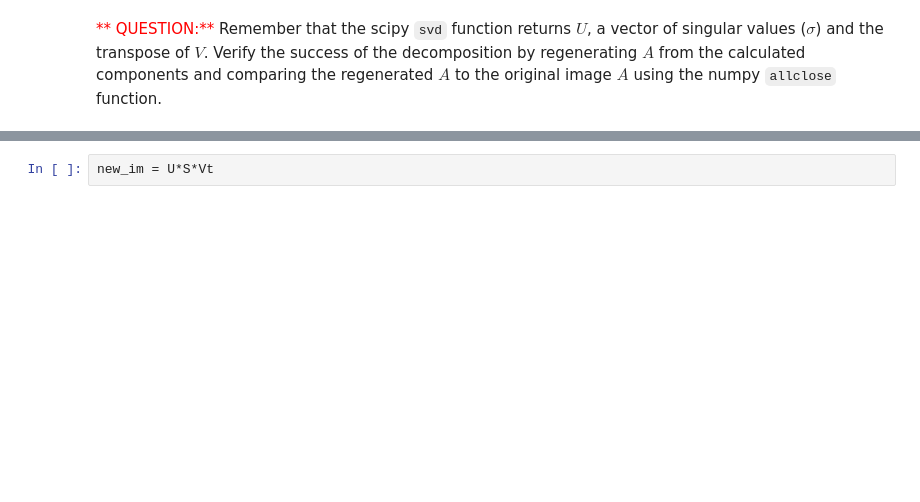
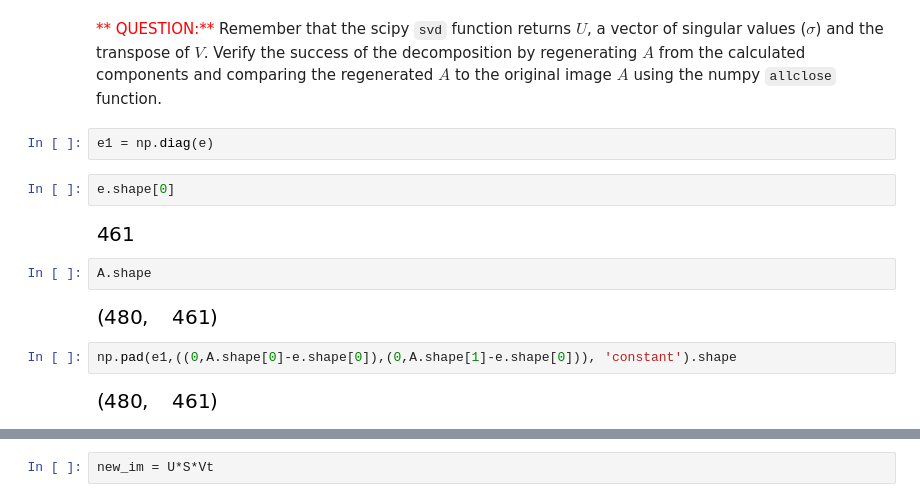
Before and after one commit to nicwigs/314, a Jupyter notebook: inclass/16-SVD-in-class-assignment.ipynb, the cells around one changed output, grey strips where cells are left out. Saved outputs shown, nothing was run; the diff lists cells and outputs as text; blank space fills up the shorter version.

````diff
--- a/inclass/16-SVD-in-class-assignment.ipynb
+++ b/inclass/16-SVD-in-class-assignment.ipynb
@@ -101,5 +112,19 @@ Vt.shape
 # %% [markdown]
 <font color=red>** QUESTION:**</font> Remember that the scipy ```svd``` function returns $U$, a vector of singular values ($\sigma$) and the transpose of $V$.  Verify the success of the decomposition by regenerating $A$ from the calculated components and comparing the regenerated $A$ to the original image $A$ using the numpy ```allclose``` function.
+# %%
+e1 = np.diag(e)
+# %%
+e.shape[0]
+# %% [output]
+[figure, added]
+# %%
+A.shape
+# %% [output]
+[figure, added]
+# %%
+np.pad(e1,((0,A.shape[0]-e.shape[0]),(0,A.shape[1]-e.shape[0])), 'constant').shape
+# %% [output]
+[figure, added]
 # %%
 #Put your answer here
 # You need to create a matrix of the same size of $A$ with diagonal elements from the singular values,
````
Also changed, not shown: parts of 27 cells of this notebook, 1 other file.
